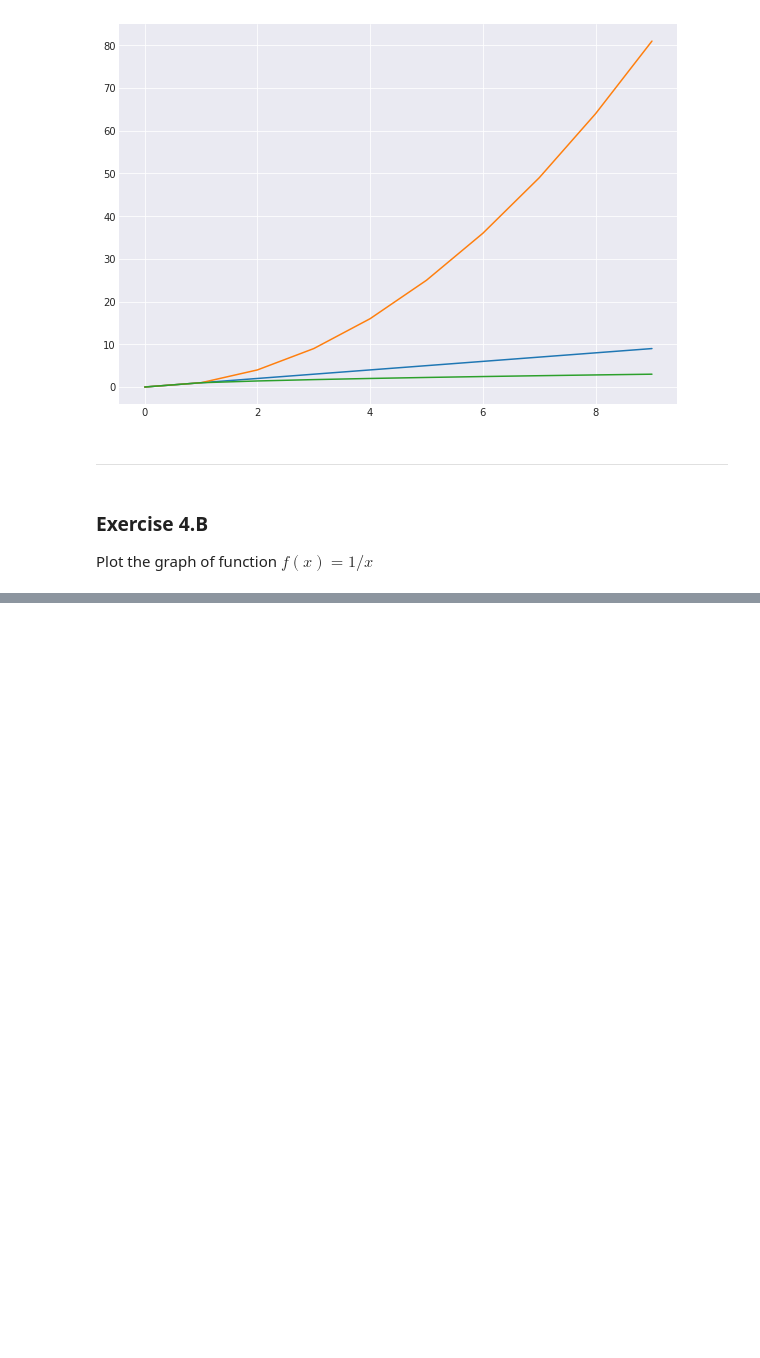
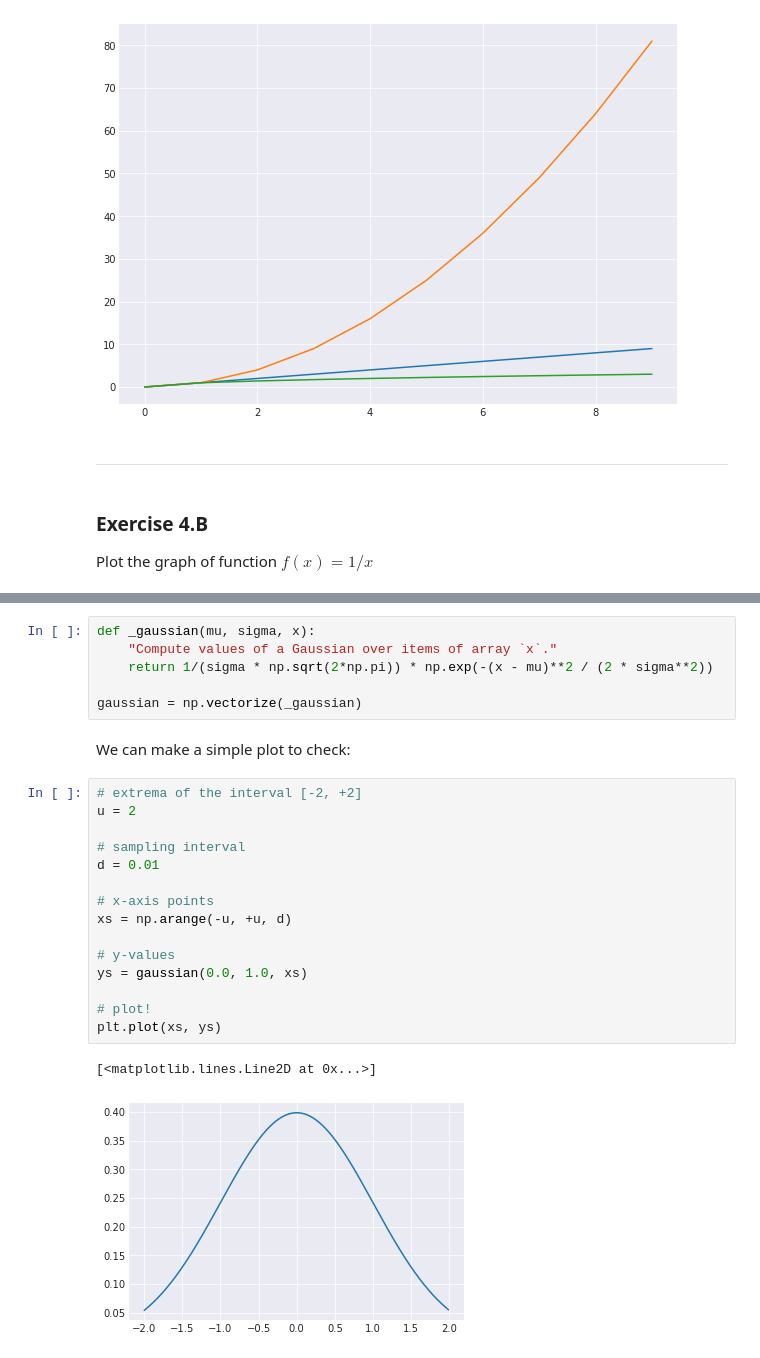
Before and after one commit to riccardomurri/python-for-science-intro, a Jupyter notebook: solutions/04-numpy.ipynb, the cells around one changed output, grey strips where cells are left out. Drawn from its saved outputs; the diff is of its cells as text; blank space fills up the shorter version.

```diff
--- a/solutions/04-numpy.ipynb
+++ b/solutions/04-numpy.ipynb
@@ -110,0 +159,26 @@ plt.plot(x, y)
+# %%
+def _gaussian(mu, sigma, x):
+    "Compute values of a Gaussian over items of array `x`."
+    return 1/(sigma * np.sqrt(2*np.pi)) * np.exp(-(x - mu)**2 / (2 * sigma**2))
+
+gaussian = np.vectorize(_gaussian)
+# %% [markdown]
+We can make a simple plot to check:
+# %%
+# extrema of the interval [-2, +2]
+u = 2
+
+# sampling interval
+d = 0.01
+
+# x-axis points
+xs = np.arange(-u, +u, d)
+
+# y-values
+ys = gaussian(0.0, 1.0, xs)
+
+# plot!
+plt.plot(xs, ys)
+# %% [output]
+[<matplotlib.lines.Line2D at 0x...>]
+[figure, added]
```
Also changed, not shown: parts of 20 cells of this notebook, 2 other files.
